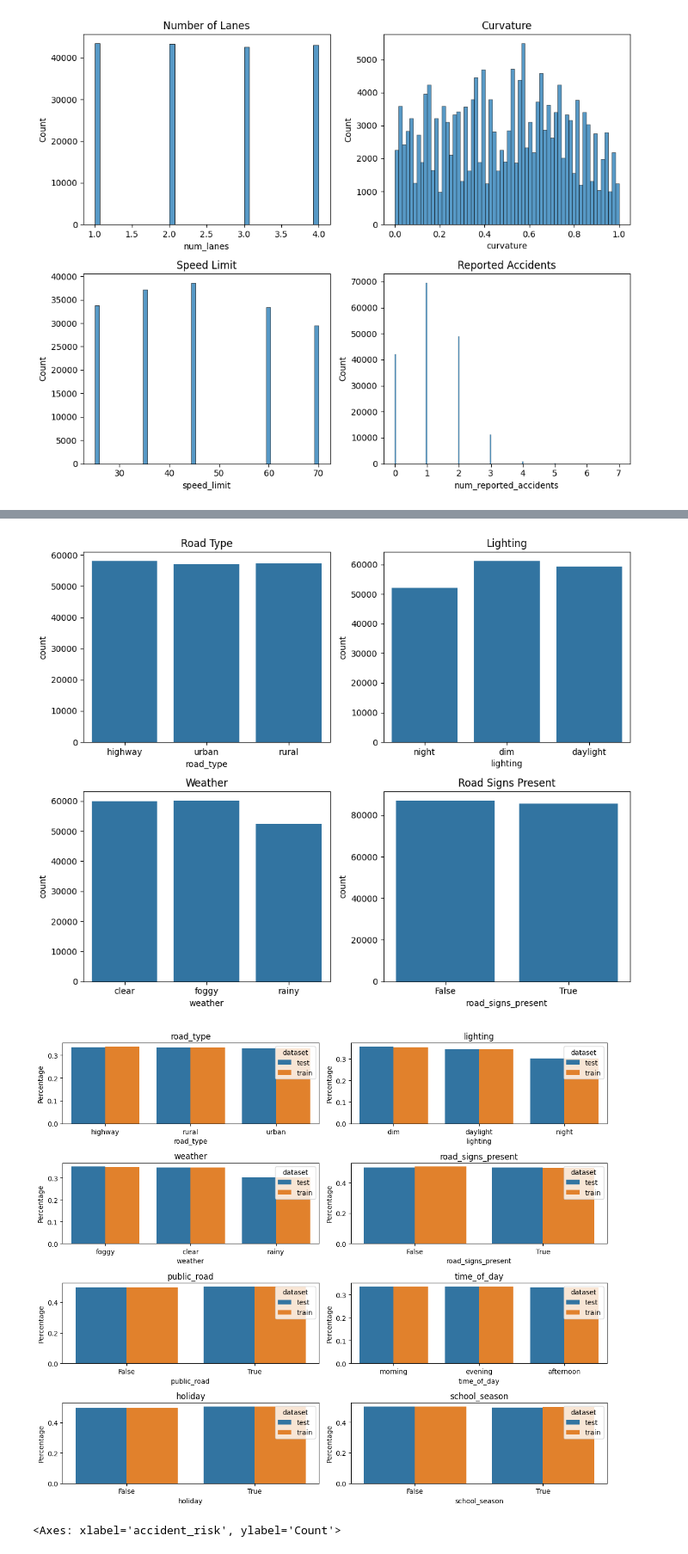
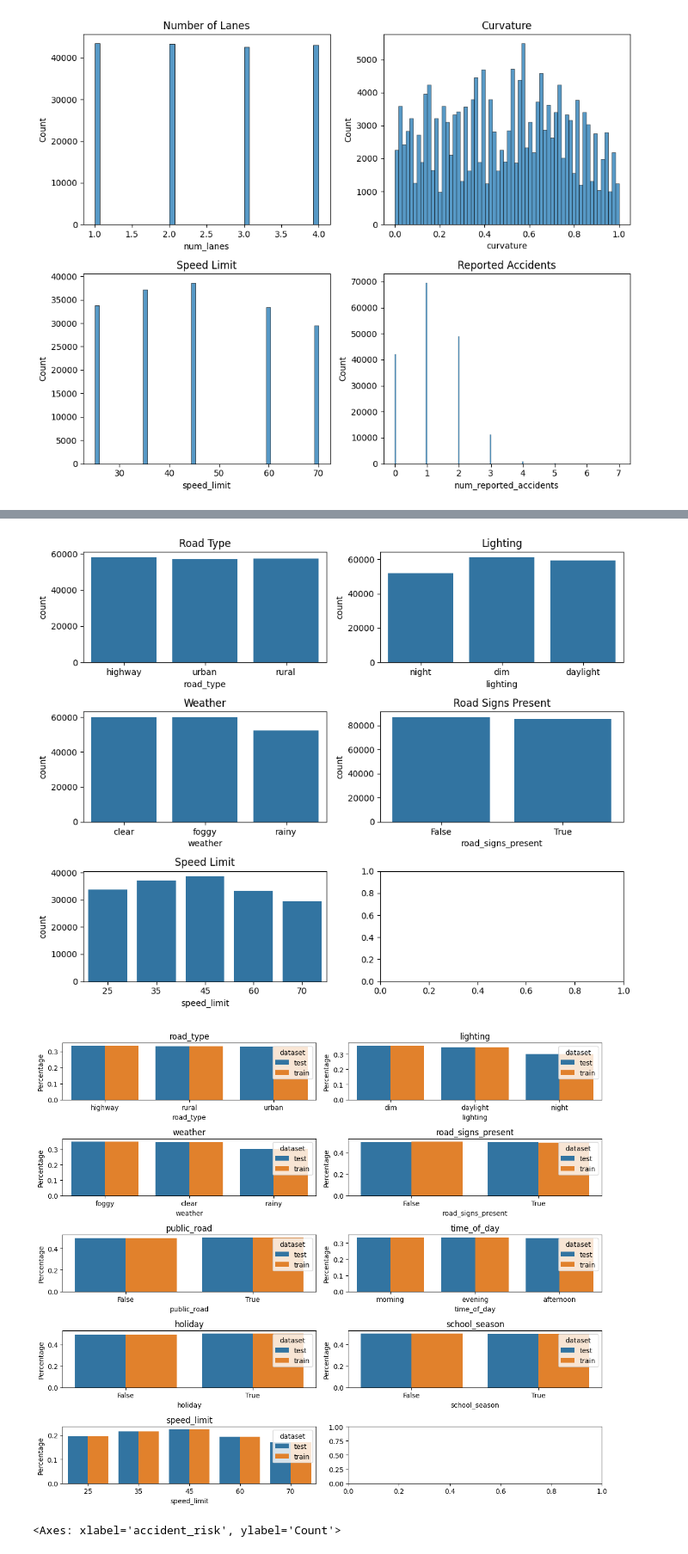
Before and after one commit to JoseAlfaro12/Kaggle_Playground_10_25, a Jupyter notebook: Code/EDA.ipynb, the cells around one changed output, grey strips where cells are left out. Shown at 86% size. Drawn from its saved outputs; the diff is of its cells as text; code cells hidden in the pictures.

Commit message:
Continued EDA on target variable and test set

```diff
--- a/Code/EDA.ipynb
+++ b/Code/EDA.ipynb
@@ -85,5 +154,9 @@ plt.show()
+# %%
+categories = [25, 35, 45, 60, 70]
+train['speed_limit_cat'] = pd.Categorical(train['speed_limit'], categories=categories, ordered=True)
+test['speed_limit_cat'] = pd.Categorical(test['speed_limit'], categories=categories, ordered=True)
 # %%
-fig, axes = plt.subplots(2, 2, figsize=(10, 8))  # 2x2 grid
+fig, axes = plt.subplots(3, 2, figsize=(10, 8))  # 2x2 grid
 
 sns.countplot(x=train['road_type'], ax=axes[0, 0])
 axes[0, 0].set_title('Road Type')
@@ -97,10 +170,13 @@ axes[1, 0].set_title('Weather')
 sns.countplot(x=train['road_signs_present'], ax=axes[1, 1])
 axes[1, 1].set_title('Road Signs Present')
 
+sns.countplot(x=train['speed_limit'], ax=axes[2, 0])
+axes[2, 0].set_title('Speed Limit')
+
 plt.tight_layout()
 plt.show()
 # %% [output]
-[figure, old version]
+[figure, new version]
 # %%
 # Add dataset labels
 train_copy = train.copy()
@@ -111,35 +187,36 @@ test_copy["dataset"] = "test"
 
 combined = pd.concat([train_copy, test_copy], axis=0)
 
 def plot_percentage_bars(variable, ax):
     # Compute percentages
     pct_df = (
         combined.groupby("dataset")[variable]
         .value_counts(normalize=True)
         .rename("percentage")
         .reset_index()
     )
     # Plot
     sns.barplot(x=variable, y="percentage", hue="dataset", data=pct_df, ax=ax)
     ax.set_ylabel("Percentage")
     ax.set_title(variable)
 
 # Plot all four
-fig, axes = plt.subplots(4, 2, figsize=(12, 10))
+fig, axes = plt.subplots(5, 2, figsize=(12, 10))
 
 plot_percentage_bars("road_type", axes[0, 0])
 plot_percentage_bars("lighting", axes[0, 1])
 plot_percentage_bars("weather", axes[1, 0])
 plot_percentage_bars("road_signs_present", axes[1, 1])
 plot_percentage_bars("public_road", axes[2, 0])
 plot_percentage_bars("time_of_day", axes[2, 1])
 plot_percentage_bars("holiday", axes[3, 0])
 plot_percentage_bars("school_season", axes[3, 1])
+plot_percentage_bars("speed_limit", axes[4, 0])
 
 plt.tight_layout()
 plt.show()
 # %% [output]
-[figure, old version]
+[figure, new version]
 # %%
 sns.histplot(test['accident_risk'])
 # %% [output]
```
Also changed, not shown: parts of 9 cells of this notebook.
